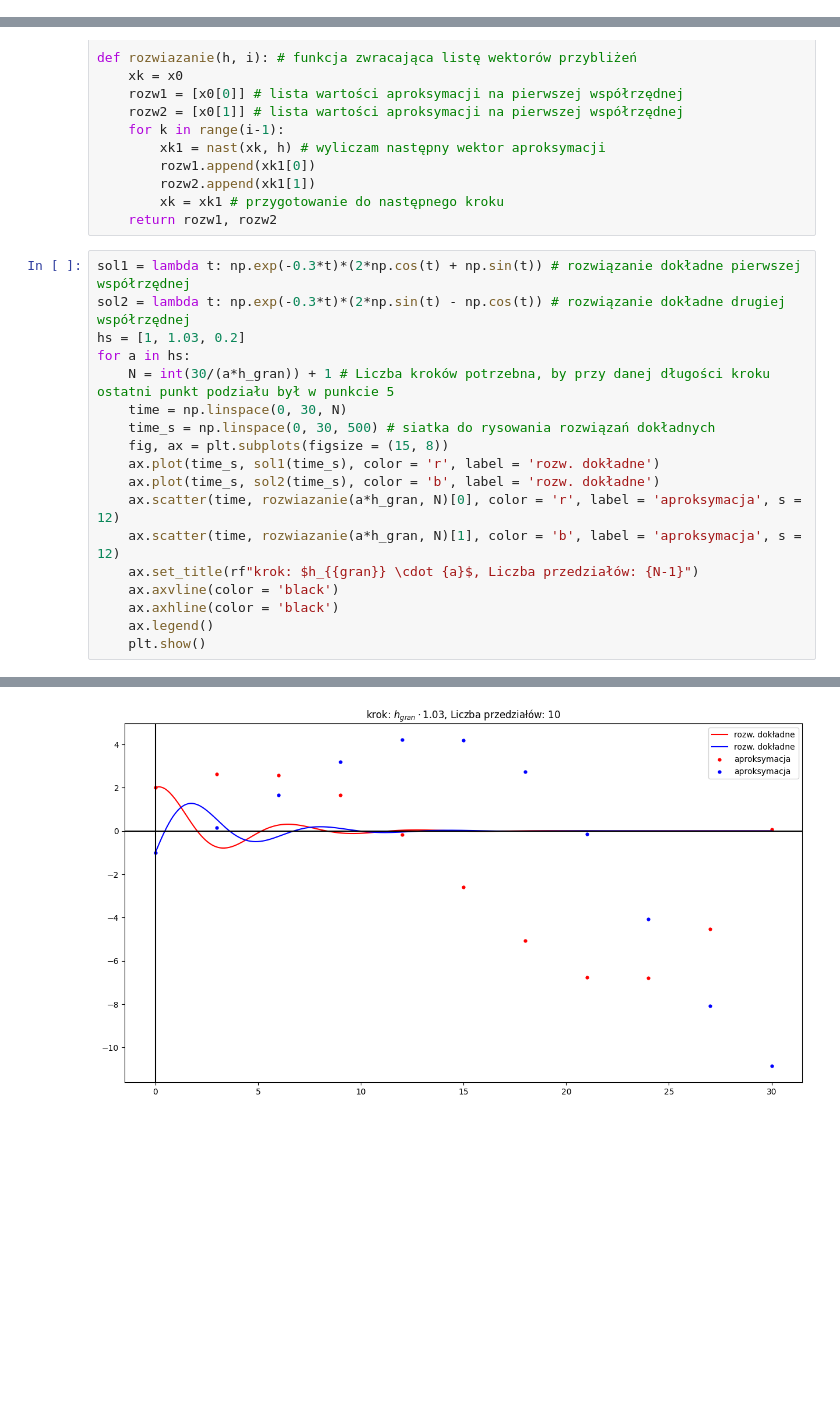
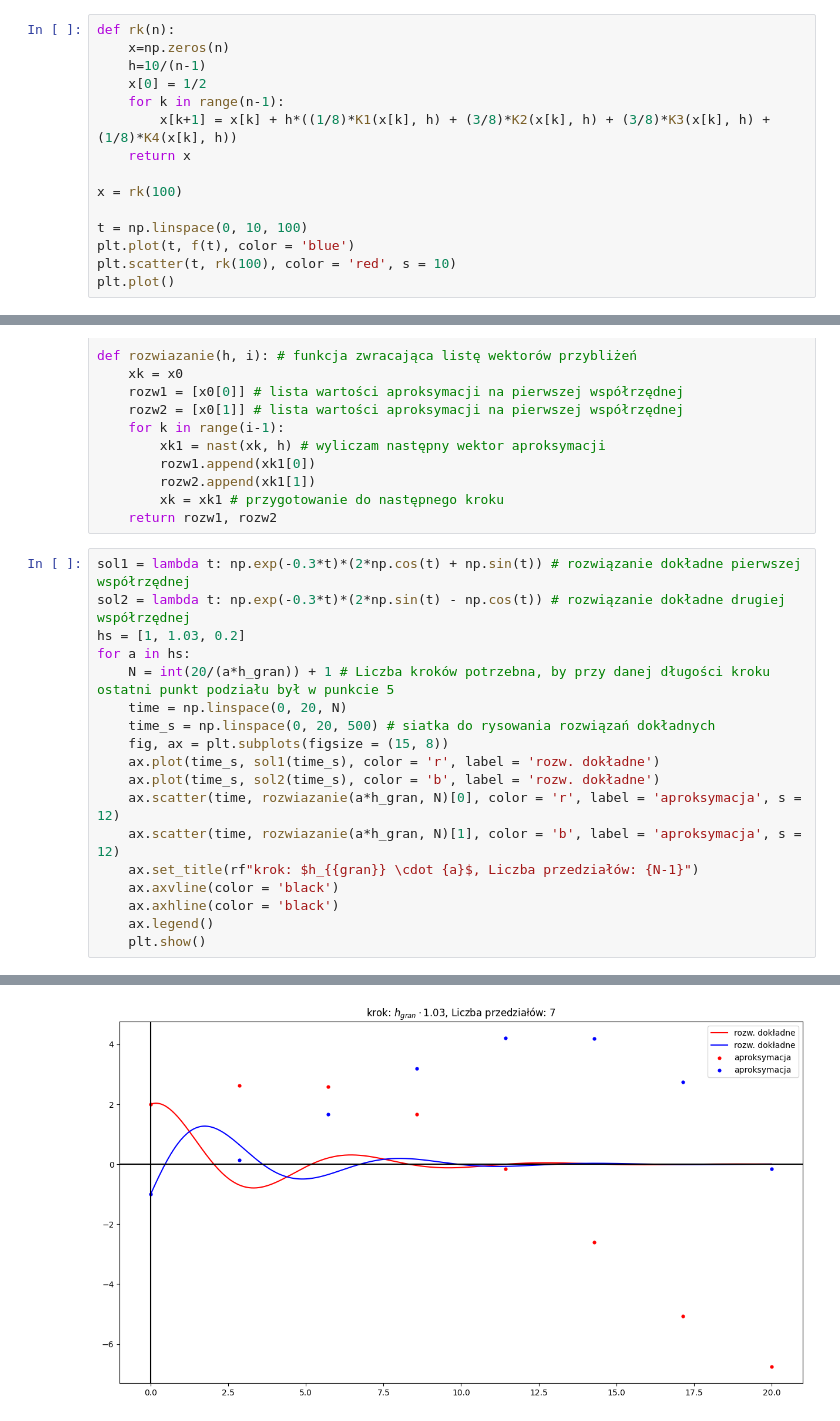
Before and after one commit to Hel4r/projekt-zaliczeniowy, a Jupyter notebook: projekt-zaliczeniowy.ipynb, the cells around one changed output, grey strips where cells are left out. Cells and saved outputs as stored; diff of their text form; blank space fills up the shorter version.

Commit message:
dodanie rysowania rozwiązania na większym obszarze; zmniejszenie zakresu rysowania w ostatnim etapie

```diff
--- a/projekt-zaliczeniowy.ipynb
+++ b/projekt-zaliczeniowy.ipynb
@@ -187,0 +190,15 @@ draw(rk(100))
+# %%
+def rk(n):
+    x=np.zeros(n)
+    h=10/(n-1)
+    x[0] = 1/2
+    for k in range(n-1):
+        x[k+1] = x[k] + h*((1/8)*K1(x[k], h) + (3/8)*K2(x[k], h) + (3/8)*K3(x[k], h) + (1/8)*K4(x[k], h))
+    return x
+
+x = rk(100)
+
+t = np.linspace(0, 10, 100)
+plt.plot(t, f(t), color = 'blue')
+plt.scatter(t, rk(100), color = 'red', s = 10)
+plt.plot()
@@ -313,9 +333,9 @@ sol1 = lambda t: np.exp(-0.3*t)*(2*np.cos(t) + np.sin(t)) # rozwiązanie dokład
 sol2 = lambda t: np.exp(-0.3*t)*(2*np.sin(t) - np.cos(t)) # rozwiązanie dokładne drugiej współrzędnej
 hs = [1, 1.03, 0.2]
 for a in hs:
-    N = int(30/(a*h_gran)) + 1 # Liczba kroków potrzebna, by przy danej długości kroku ostatni punkt podziału był w punkcie 5
-    time = np.linspace(0, 30, N)
-    time_s = np.linspace(0, 30, 500) # siatka do rysowania rozwiązań dokładnych
+    N = int(20/(a*h_gran)) + 1 # Liczba kroków potrzebna, by przy danej długości kroku ostatni punkt podziału był w punkcie 5
+    time = np.linspace(0, 20, N)
+    time_s = np.linspace(0, 20, 500) # siatka do rysowania rozwiązań dokładnych
     fig, ax = plt.subplots(figsize = (15, 8))
     ax.plot(time_s, sol1(time_s), color = 'r', label = 'rozw. dokładne')
     ax.plot(time_s, sol2(time_s), color = 'b', label = 'rozw. dokładne')
@@ -331 +351 @@ for a in hs:
-[figure, old version]
+[figure, new version]
```
Also changed, not shown: parts of 3 cells of this notebook.
